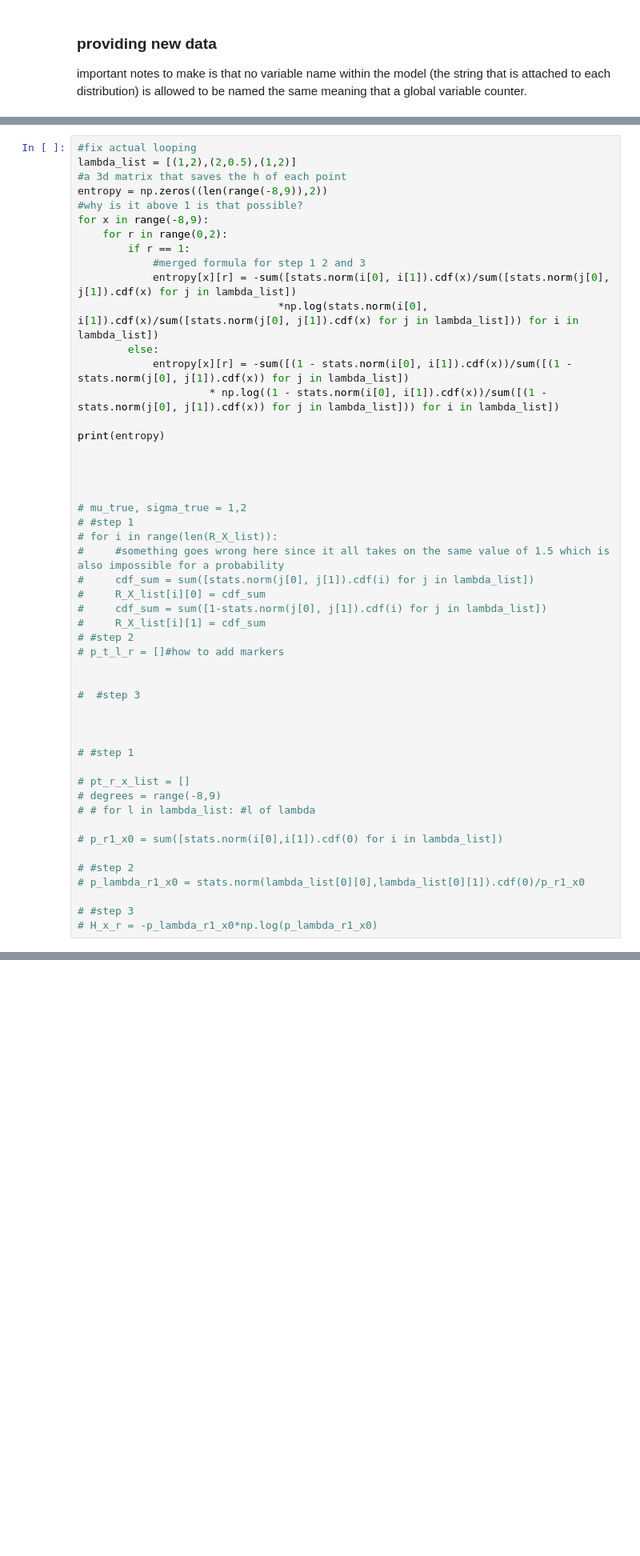
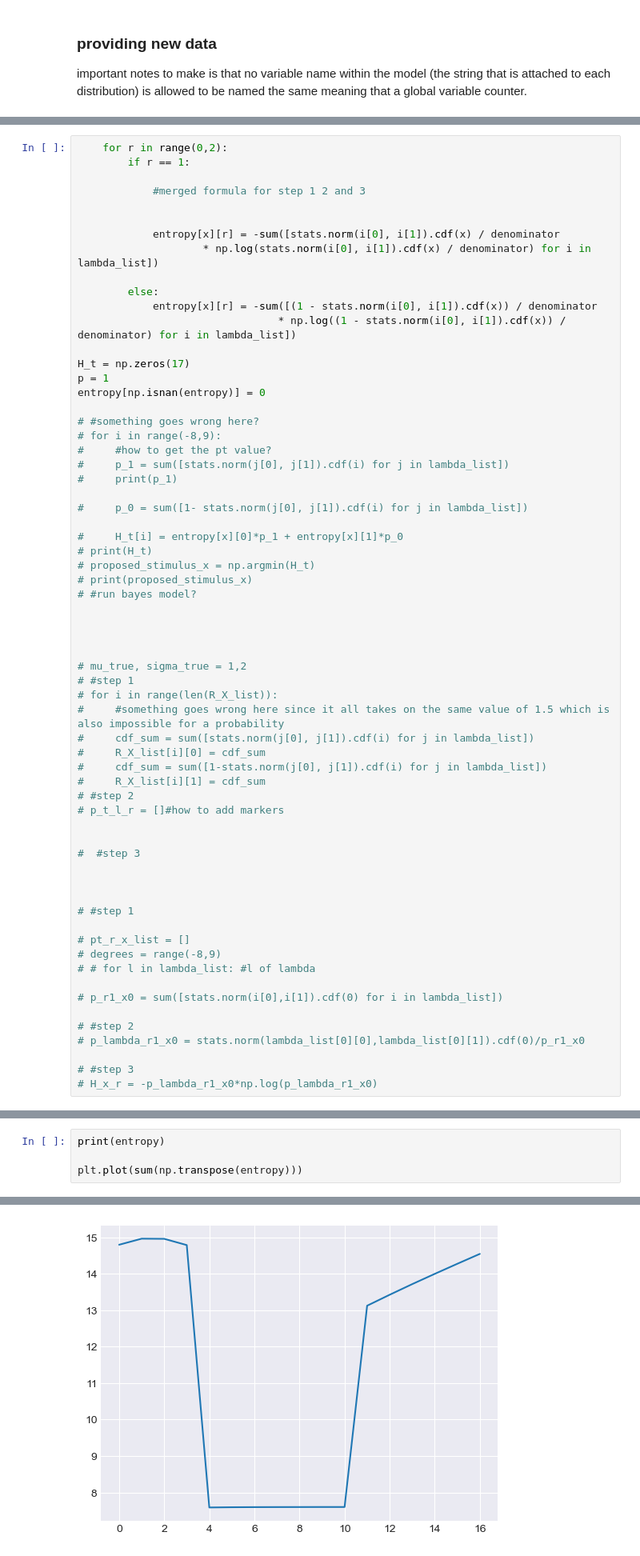
Before and after one commit to LordHerman123/Thesis, a Jupyter notebook: pyMC3_trial.ipynb, the cells around one changed output, grey strips where cells are left out. Shown at 80% size. Saved outputs shown, nothing was run; the diff lists cells and outputs as text; blank space fills up the shorter version.

```diff
--- a/pyMC3_trial.ipynb
+++ b/pyMC3_trial.ipynb
@@ -579,20 +739,34 @@ r: either 1 or 0 and that is the response chance
 # %%
-#fix actual looping
-lambda_list = [(1,2),(2,0.5),(1,2)]
-#a 3d matrix that saves the h of each point
-entropy = np.zeros((len(range(-8,9)),2))
-#why is it above 1 is that possible?
-for x in range(-8,9):
     for r in range(0,2):
         if r == 1:
+
             #merged formula for step 1 2 and 3
-            entropy[x][r] = -sum([stats.norm(i[0], i[1]).cdf(x)/sum([stats.norm(j[0], j[1]).cdf(x) for j in lambda_list])
-                                *np.log(stats.norm(i[0], i[1]).cdf(x)/sum([stats.norm(j[0], j[1]).cdf(x) for j in lambda_list])) for i in lambda_list])
+
+
+            entropy[x][r] = -sum([stats.norm(i[0], i[1]).cdf(x) / denominator
+                    * np.log(stats.norm(i[0], i[1]).cdf(x) / denominator) for i in lambda_list])
+
         else:
-            entropy[x][r] = -sum([(1 - stats.norm(i[0], i[1]).cdf(x))/sum([(1 - stats.norm(j[0], j[1]).cdf(x)) for j in lambda_list])
-                     * np.log((1 - stats.norm(i[0], i[1]).cdf(x))/sum([(1 - stats.norm(j[0], j[1]).cdf(x)) for j in lambda_list])) for i in lambda_list])
+            entropy[x][r] = -sum([(1 - stats.norm(i[0], i[1]).cdf(x)) / denominator
+                                * np.log((1 - stats.norm(i[0], i[1]).cdf(x)) / denominator) for i in lambda_list])
 
-print(entropy)
+H_t = np.zeros(17)
+p = 1
+entropy[np.isnan(entropy)] = 0
+
+# #something goes wrong here?
+# for i in range(-8,9):
+#     #how to get the pt value?
+#     p_1 = sum([stats.norm(j[0], j[1]).cdf(i) for j in lambda_list])
+#     print(p_1)
+
+#     p_0 = sum([1- stats.norm(j[0], j[1]).cdf(i) for j in lambda_list])
+
+#     H_t[i] = entropy[x][0]*p_1 + entropy[x][1]*p_0
+# print(H_t)
+# proposed_stimulus_x = np.argmin(H_t)
+# print(proposed_stimulus_x)
+# #run bayes model?
 
 
 
@@ -646,0 +803,5 @@ print(entropy)
+# %%
+print(entropy)
+
+plt.plot(sum(np.transpose(entropy)))
+# %% [output]
@@ -647,3 +826,4 @@ print(entropy)
+[figure, added]
 # %% [markdown]
 ## Visualisation of the results for interpetation
 # %%
```
Also changed, not shown: parts of 9 cells of this notebook.
